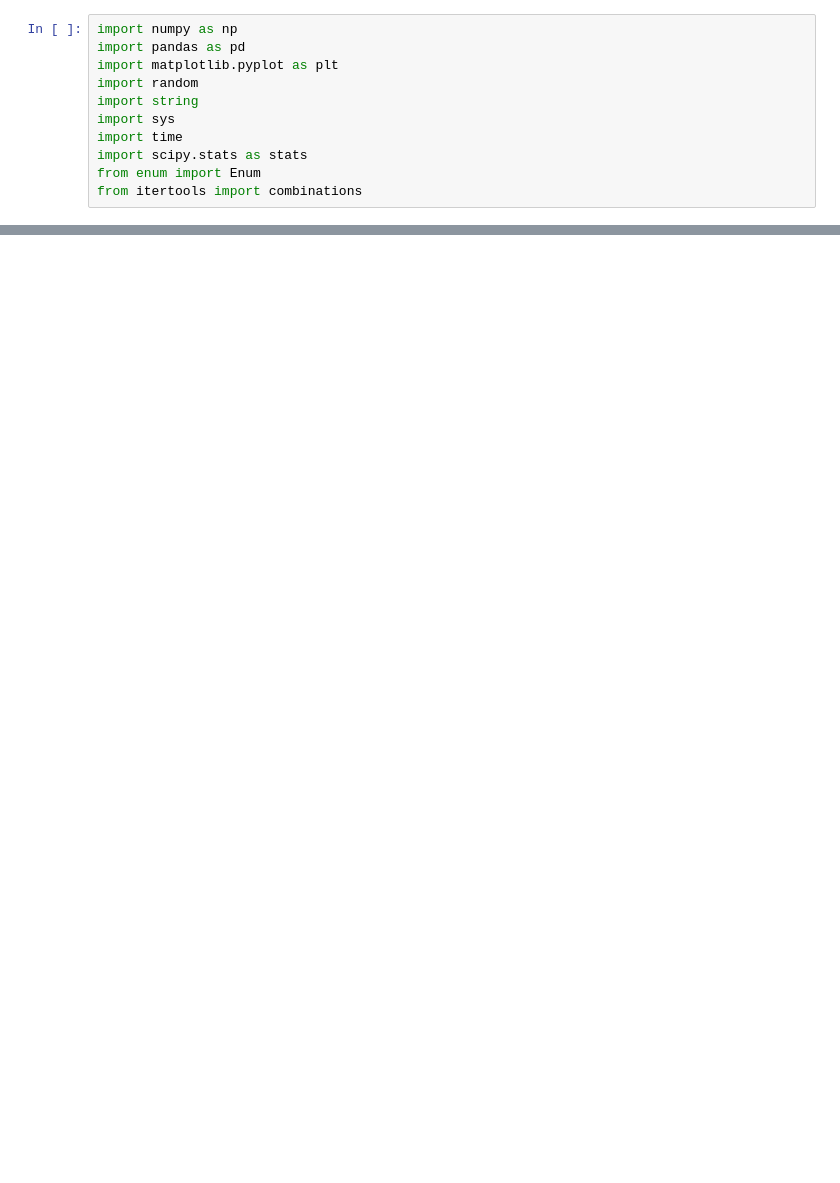
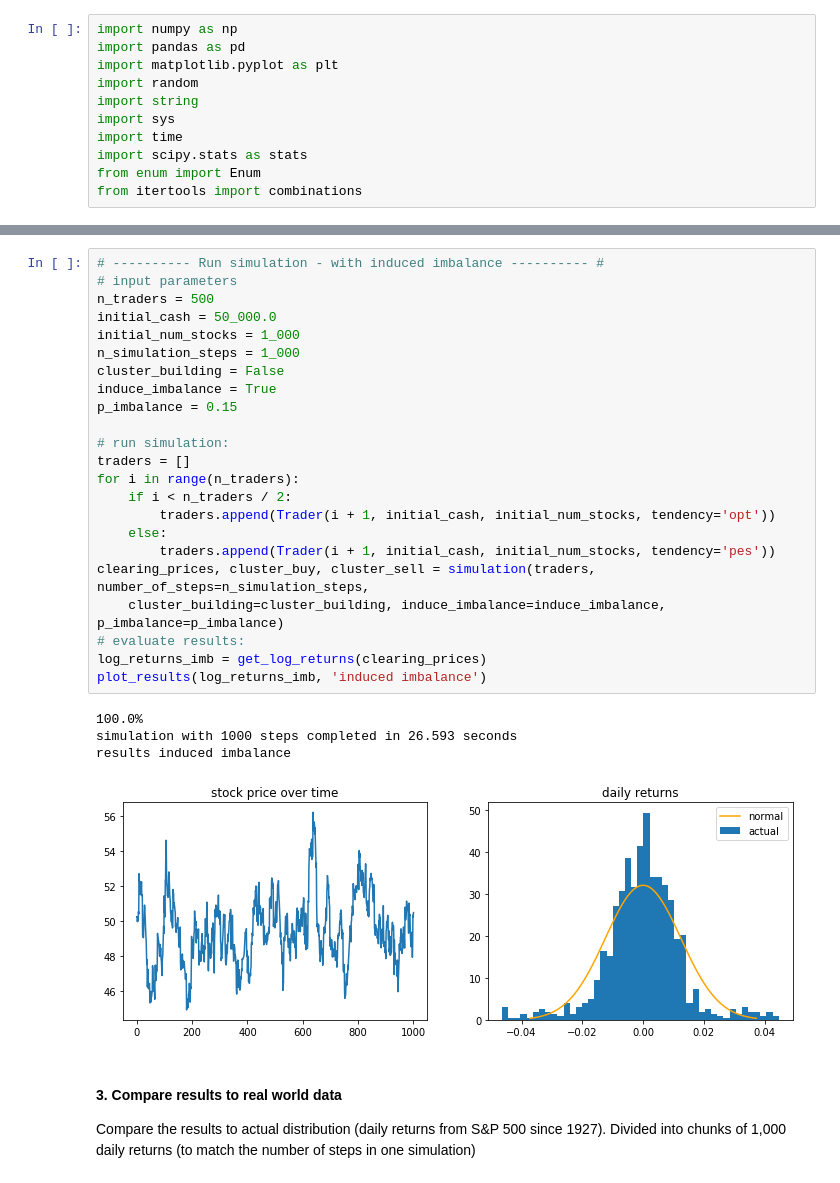
Before and after one commit to roman807/HU, a Jupyter notebook: CISC614_ComputerSimulation/Project/market_simulation.ipynb, the cells around one changed output, grey strips where cells are left out. Cells and saved outputs as stored; diff of their text form; blank space fills up the shorter version.

```diff
--- a/CISC614_ComputerSimulation/Project/market_simulation.ipynb
+++ b/CISC614_ComputerSimulation/Project/market_simulation.ipynb
@@ -285,0 +335,31 @@ plt.show()
+# %%
+# ---------- Run simulation - with induced imbalance ---------- #
+# input parameters
+n_traders = 500
+initial_cash = 50_000.0
+initial_num_stocks = 1_000
+n_simulation_steps = 1_000
+cluster_building = False
+induce_imbalance = True
+p_imbalance = 0.15
+
+# run simulation:
+traders = []
+for i in range(n_traders):
+    if i < n_traders / 2:
+        traders.append(Trader(i + 1, initial_cash, initial_num_stocks, tendency='opt'))
+    else:
+        traders.append(Trader(i + 1, initial_cash, initial_num_stocks, tendency='pes'))
+clearing_prices, cluster_buy, cluster_sell = simulation(traders, number_of_steps=n_simulation_steps,
+    cluster_building=cluster_building, induce_imbalance=induce_imbalance, p_imbalance=p_imbalance)
+# evaluate results:
+log_returns_imb = get_log_returns(clearing_prices)
+plot_results(log_returns_imb, 'induced imbalance')
+# %% [output]
+100.0%
+simulation with 1000 steps completed in 26.593 seconds
+results induced imbalance
+[figure, added]
+# %% [markdown]
+#### 3. Compare results to real world data
+Compare the results to actual distribution (daily returns from S&P 500 since 1927). Divided into chunks of 1,000 daily returns (to match the number of steps in one simulation)
```
Also changed, not shown: parts of 28 cells of this notebook, 1 other file.
